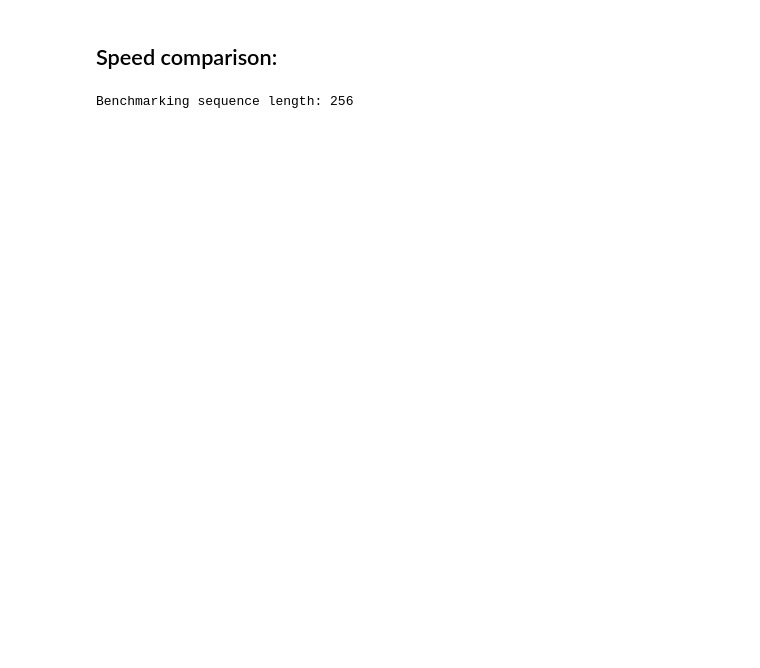
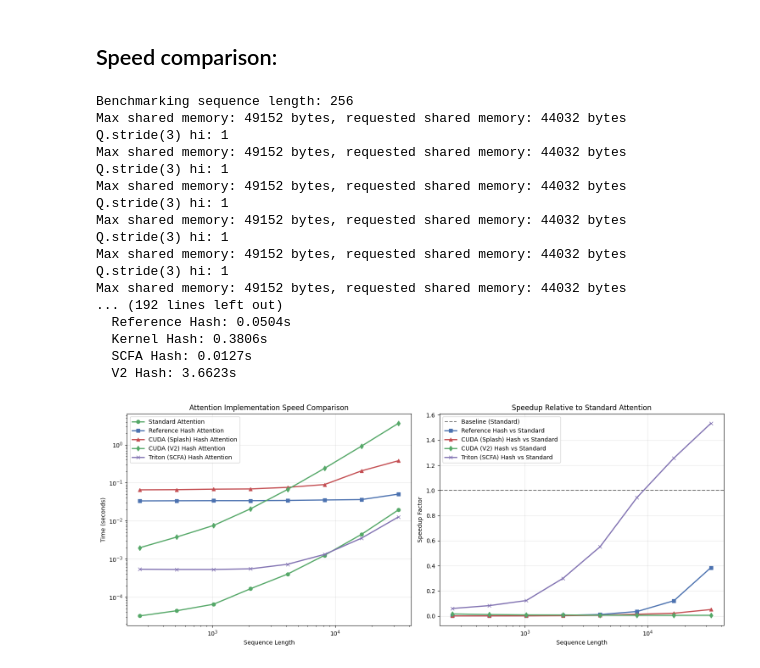
Before and after one commit to raayandhar/SCFA, a Jupyter notebook: benchmark/attention_benchmarks.ipynb, the cells around one changed output. Cells and saved outputs as stored; diff of their text form; code cells hidden in the pictures; blank space fills up the shorter version.

Commit message:
add benchmarking for hash kernel

```diff
--- a/benchmark/attention_benchmarks.ipynb
+++ b/benchmark/attention_benchmarks.ipynb
@@ -755,12 +760,12 @@ def benchmark_attention_methods(seq_lens, d_model=64, num_heads=8, num_buckets=1
             times_kernel.append(time.time() - start_time)
 
         # Benchmark v2 hash attention
-        # times_v2 = []
-        # for _ in range(num_trials):
-        #     start_time = time.time()
-        #     _ = v2_hash_sparse_attn(q, k, v, num_buckets=num_buckets, vector_hash=standard_vector_hash)
-        #     torch.cuda.synchronize()
-        #     times_v2.append(time.time() - start_time)
+        times_v2 = []
+        for _ in range(num_trials):
+            start_time = time.time()
+            _ = v2_hash_sparse_attn(q, k, v, num_buckets=num_buckets, vector_hash=standard_vector_hash)
+            torch.cuda.synchronize()
+            times_v2.append(time.time() - start_time)
 
         # Benchmark SCFA hash attention
         times_scfa = []
@@ -775,18 +780,18 @@ def benchmark_attention_methods(seq_lens, d_model=64, num_heads=8, num_buckets=1
         results['standard_attention'].append(sum(times_standard) / len(times_standard))
         results['reference_hash_attention'].append(sum(times_reference) / len(times_reference))
         results['kernel_hash_attention'].append(sum(times_kernel) / len(times_kernel))
-        # results['v2_hash_attention'].append(sum(times_v2) / len(times_v2))
+        results['v2_hash_attention'].append(sum(times_v2) / len(times_v2))
         results['scfa_hash_attention'].append(sum(times_scfa) / len(times_scfa))
 
         print(f"  Standard: {results['standard_attention'][-1]:.4f}s")
         print(f"  Reference Hash: {results['reference_hash_attention'][-1]:.4f}s")
         print(f"  Kernel Hash: {results['kernel_hash_attention'][-1]:.4f}s")
         print(f"  SCFA Hash: {results['scfa_hash_attention'][-1]:.4f}s")
-        # print(f"  V2 Hash: {results['v2_hash_attention'][-1]:.4f}s")
+        print(f"  V2 Hash: {results['v2_hash_attention'][-1]:.4f}s")
     return results
 
 # Run benchmark
-seq_lengths = [256, 512, 1024, 2048, 4096, 8192, 16384, 32768, 65536]
+seq_lengths = [256, 512, 1024, 2048, 4096, 8192, 16384, 32768]
 benchmark_results = benchmark_attention_methods(seq_lengths)
 
 # Plot results
@@ -796,7 +801,7 @@ fig, (ax1, ax2) = plt.subplots(1, 2, figsize=(15, 6))
 ax1.plot(benchmark_results['seq_lens'], benchmark_results['standard_attention'], 'o-', label='Standard Attention', linewidth=2, color = "#55A868")
 ax1.plot(benchmark_results['seq_lens'], benchmark_results['reference_hash_attention'], 's-', label='Reference Hash Attention', linewidth=2, color = "#4C72B0")
 ax1.plot(benchmark_results['seq_lens'], benchmark_results['kernel_hash_attention'], '^-', label='CUDA (Splash) Hash Attention', linewidth=2, color = "#C44E52")
-# ax1.plot(benchmark_results['seq_lens'], benchmark_results['v2_hash_attention'], 'd-', label='CUDA (V2) Hash Attention', linewidth=2, color = "#55A868")
+ax1.plot(benchmark_results['seq_lens'], benchmark_results['v2_hash_attention'], 'd-', label='CUDA (V2) Hash Attention', linewidth=2, color = "#55A868")
 ax1.plot(benchmark_results['seq_lens'], benchmark_results['scfa_hash_attention'], 'x-', label='Triton (SCFA) Hash Attention', linewidth=2, color = "#8172B2")
 ax1.set_xlabel('Sequence Length')
 ax1.set_ylabel('Time (seconds)')
@@ -816,33 +821,50 @@ scfa_speedup = [std/scfa for std, scfa in zip(standard_times, benchmark_results[
 ax2.axhline(y=1, color='black', linestyle='--', alpha=0.5, label='Baseline (Standard)')
 ax2.plot(benchmark_results['seq_lens'], reference_speedup, 's-', label='Reference Hash vs Standard', linewidth=2, color = "#4C72B0")
 ax2.plot(benchmark_results['seq_lens'], kernel_speedup, '^-', label='CUDA (Splash) Hash vs Standard', linewidth=2, color = "#C44E52")
-# ax2.plot(benchmark_results['seq_lens'], v2_speedup, 'd-', label='CUDA (V2) Hash vs Standard', linewidth=2, color = "#55A868")
+ax2.plot(benchmark_results['seq_lens'], v2_speedup, 'd-', label='CUDA (V2) Hash vs Standard', linewidth=2, color = "#55A868")
 ax2.plot(benchmark_results['seq_lens'], scfa_speedup, 'x-', label='Triton (SCFA) Hash vs Standard', linewidth=2, color = "#8172B2")
 ax2.set_xlabel('Sequence Length')
 ax2.set_ylabel('Speedup Factor')
 ax2.set_title('Speedup Relative to Standard Attention')
 ax2.set_xscale('log')
 ax2.legend()
 ax2.grid(True, alpha=0.3)
 
 plt.tight_layout()
 plt.show()
 
 # Print summary table
 # print("\nBenchmark Summary:")
 # print("=" * 80)
 # print(f"{'Seq Len':<10} {'Standard (s)':<15} {'Reference (s)':<15} {'Kernel (s)':<15} {'Ref Speedup':<12} {'Kernel Speedup':<15} {'SCFA (s)':<15} {'SCFA Speedup':<15} {'V2 (s)':<15} {'V2 Speedup':<15}")
 # print("-" * 80)
 # for i, seq_len in enumerate(benchmark_results['seq_lens']):
 #     std_time = benchmark_results['standard_attention'][i]
 #     ref_time = benchmark_results['reference_hash_attention'][i]
 #     ker_time = benchmark_results['kernel_hash_attention'][i]
 #     v2_time = benchmark_results['v2_hash_attention'][i]
 #     scfa_time = benchmark_results['scfa_hash_attention'][i]
 #     ref_speedup = std_time / ref_time
 #     ker_speedup = std_time / ker_time
 #     v2_speedup = std_time / v2_time
 #     scfa_speedup = std_time / scfa_time
 #     print(f"{seq_len:<10} {std_time:<15.4f} {ref_time:<15.4f} {ker_time:<15.4f} {v2_time:<15.4f} {scfa_time:<15.4f} {ref_speedup:<12.2f}x {ker_speedup:<15.2f}x {v2_speedup:<15.2f}x {scfa_speedup:<15.2f}x")
 # %% [output]
 Benchmarking sequence length: 256
+Max shared memory: 49152 bytes, requested shared memory: 44032 bytes
+Q.stride(3) hi: 1
+Max shared memory: 49152 bytes, requested shared memory: 44032 bytes
+Q.stride(3) hi: 1
+Max shared memory: 49152 bytes, requested shared memory: 44032 bytes
+Q.stride(3) hi: 1
+Max shared memory: 49152 bytes, requested shared memory: 44032 bytes
+Q.stride(3) hi: 1
+Max shared memory: 49152 bytes, requested shared memory: 44032 bytes
+Q.stride(3) hi: 1
+Max shared memory: 49152 bytes, requested shared memory: 44032 bytes
+... (192 lines left out)
+  Reference Hash: 0.0504s
+  Kernel Hash: 0.3806s
+  SCFA Hash: 0.0127s
+  V2 Hash: 3.6623s
+[figure, added]
```
Also changed, not shown: parts of 13 cells of this notebook, 2 other files.
